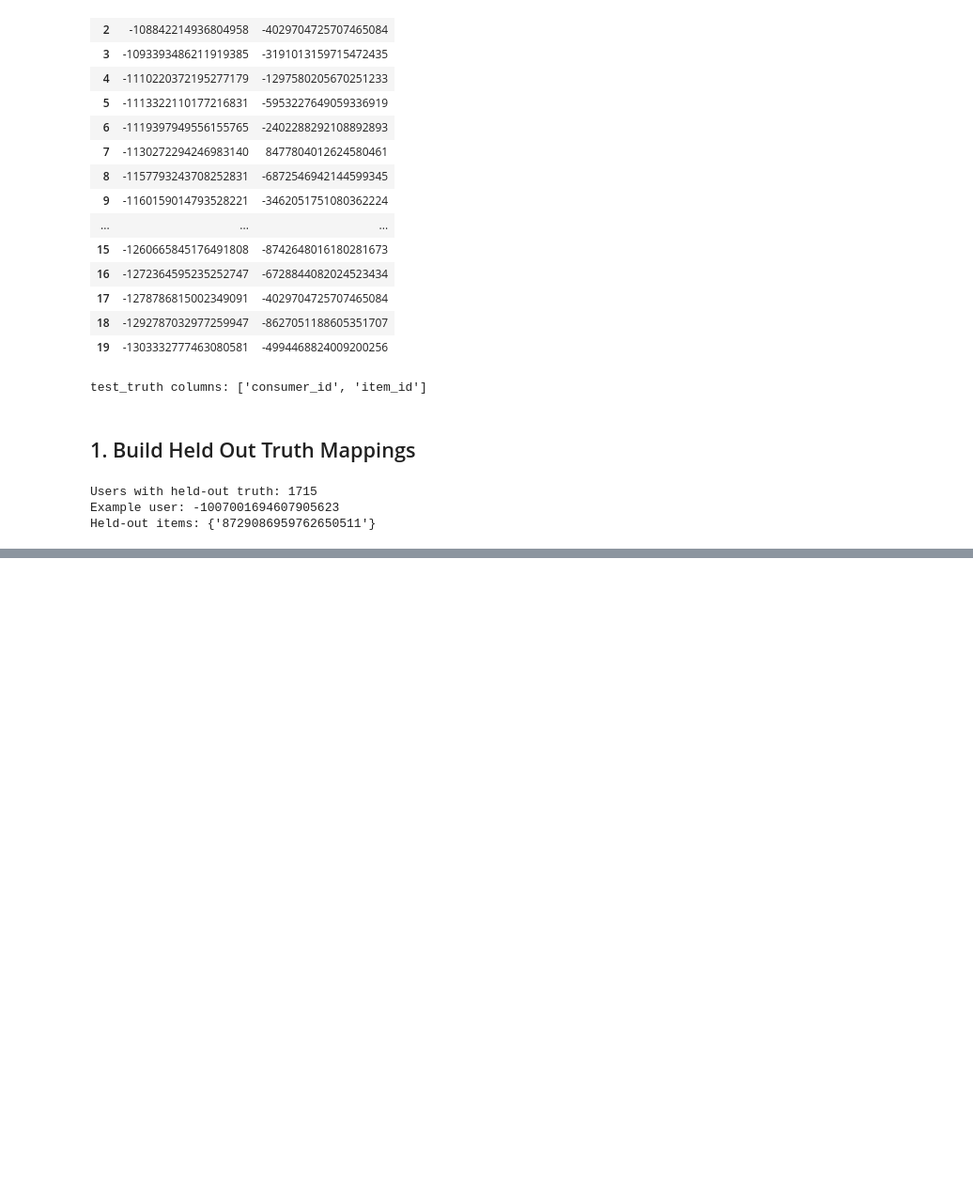
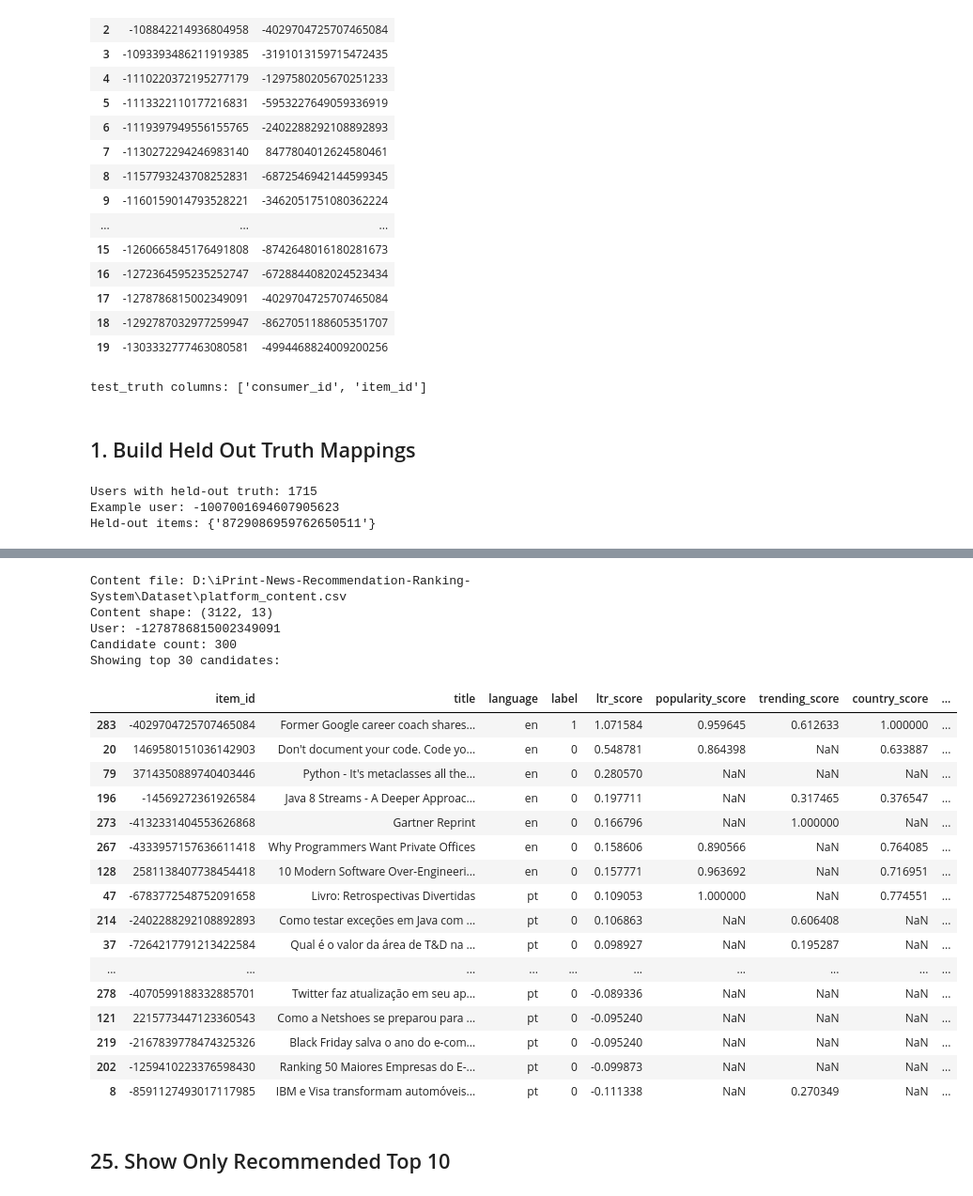
Before and after one commit to PhysicalAIEngineer/iPrint-News-Recommendation-Ranking-System, a Jupyter notebook: Notebook/06_Learning_To_Rank.ipynb, the cells around one changed output, grey strips where cells are left out. Shown at 94% size. Cells and saved outputs as stored; diff of their text form; code cells hidden in the pictures; blank space fills up the shorter version.

```diff
--- a/Notebook/06_Learning_To_Rank.ipynb
+++ b/Notebook/06_Learning_To_Rank.ipynb
@@ -323,0 +681,4 @@ Held-out items: {'8729086959762650511'}
+# %%
+for col in ranking_features:
+    X[col] = pd.to_numeric(X[col], errors="coerce")
+print("Ranking matrix converted to numeric.")
@@ -323,0 +893,6 @@ Held-out items: {'8729086959762650511'}
+# %%
+baseline_columns = ["popularity_score","trending_score","country_score","tfidf_score","cf_score","als_score","semantic_score"]
+available_baselines = [col for col in baseline_columns if col in valid_meta.columns]
+print("Available baselines:")
+for col in available_baselines:
+    print(" -", col)
@@ -323,0 +1006,67 @@ Held-out items: {'8729086959762650511'}
+# %%
+if "valid_meta" not in globals():
+    raise NameError("valid_meta is not defined. " "Run the LTR prediction/validation cell first.")
+current_path = Path.cwd().resolve()
+PROJECT_ROOT = None
+for path in [current_path, *current_path.parents]:
+    if path.name == "iPrint-News-Recommendation-Ranking-System":
+        PROJECT_ROOT = path
+        break
+if PROJECT_ROOT is None:
+    raise FileNotFoundError("Could not locate project root.")
+content_matches = list(PROJECT_ROOT.rglob("platform_content.csv"))
+if not content_matches:
+    raise FileNotFoundError("platform_content.csv was not found inside:\n" f"{PROJECT_ROOT}")
+CONTENT_PATH = content_matches[0]
+print("Content file:", CONTENT_PATH)
+content = pd.read_csv(CONTENT_PATH)
+print("Content shape:",content.shape)
+article_metadata = (content[["item_id","title","language"]].drop_duplicates(subset=["item_id"]).copy())
+valid_meta = valid_meta.copy()
+valid_meta["item_id"] = (valid_meta["item_id"].astype(str).str.strip())
+article_metadata["item_id"] = (article_metadata["item_id"].astype(str).str.strip())
+valid_meta = valid_meta.drop(columns=["title","language"],errors="ignore")
+valid_meta = valid_meta.merge(article_metadata,on="item_id",how="left",validate="many_to_one")
+if valid_meta.empty:
+    raise ValueError("valid_meta is empty. " "There are no candidates to inspect.")
+inspect_user = (valid_meta["consumer_id"].iloc[0])
+user_candidates = (valid_meta[valid_meta["consumer_id"] == inspect_user].copy())
+if "ltr_score" not in user_candidates.columns:
+    raise ValueError("'ltr_score' is missing from valid_meta. " "Run the LTR prediction cell first.")
+user_candidates = (user_candidates.sort_values("ltr_score",ascending=False))
+display_columns = ["item_id","title","language","label","ltr_score","popularity_score","trending_score","country_score","tfidf_score","cf_score","als_score","semantic_score","freshness_score","num_sources"]
+available_display_columns = [col  for col in display_columns  if col in user_candidates.columns]
+missing_display_columns = [col for col in display_columns if col not in user_candidates.columns]
+if missing_display_columns:
+    print("Missing display columns:")
+    for col in missing_display_columns:
+        print(f"   - {col}")
+print(f"User: {inspect_user}")
+print(f"Candidate count: " f"{len(user_candidates)}")
+print(f"Showing top " f"{min(30, len(user_candidates))} candidates:")
+display(user_candidates[available_display_columns].head(30))
+# %% [output]
+Content file: D:\iPrint-News-Recommendation-Ranking-System\Dataset\platform_content.csv
+Content shape: (3122, 13)
+User: -1278786815002349091
+Candidate count: 300
+Showing top 30 candidates:
+|  | item_id | title | language | label | ltr_score | popularity_score | trending_score | country_score | ... |
+| 283 | -4029704725707465084 | Former Google career coach shares... | en | 1 | 1.071584 | 0.959645 | 0.612633 | 1.000000 | ... |
+| 20 | 1469580151036142903 | Don't document your code. Code yo... | en | 0 | 0.548781 | 0.864398 | NaN | 0.633887 | ... |
+| 79 | 3714350889740403446 | Python - It's metaclasses all the... | en | 0 | 0.280570 | NaN | NaN | NaN | ... |
+| 196 | -14569272361926584 | Java 8 Streams - A Deeper Approac... | en | 0 | 0.197711 | NaN | 0.317465 | 0.376547 | ... |
+| 273 | -4132331404553626868 | Gartner Reprint | en | 0 | 0.166796 | NaN | 1.000000 | NaN | ... |
+| 267 | -4333957157636611418 | Why Programmers Want Private Offices | en | 0 | 0.158606 | 0.890566 | NaN | 0.764085 | ... |
+| 128 | 2581138407738454418 | 10 Modern Software Over-Engineeri... | en | 0 | 0.157771 | 0.963692 | NaN | 0.716951 | ... |
+| 47 | -6783772548752091658 | Livro: Retrospectivas Divertidas | pt | 0 | 0.109053 | 1.000000 | NaN | 0.774551 | ... |
+| 214 | -2402288292108892893 | Como testar exceções em Java com ... | pt | 0 | 0.106863 | NaN | 0.606408 | NaN | ... |
+| 37 | -7264217791213422584 | Qual é o valor da área de T&D na ... | pt | 0 | 0.098927 | NaN | 0.195287 | NaN | ... |
+| ... | ... | ... | ... | ... | ... | ... | ... | ... | ... |
+| 278 | -4070599188332885701 | Twitter faz atualização em seu ap... | pt | 0 | -0.089336 | NaN | NaN | NaN | ... |
+| 121 | 2215773447123360543 | Como a Netshoes se preparou para ... | pt | 0 | -0.095240 | NaN | NaN | NaN | ... |
+| 219 | -2167839778474325326 | Black Friday salva o ano do e-com... | pt | 0 | -0.095240 | NaN | NaN | NaN | ... |
+| 202 | -1259410223376598430 | Ranking 50 Maiores Empresas do E-... | pt | 0 | -0.099873 | NaN | NaN | NaN | ... |
+| 8 | -8591127493017117985 | IBM e Visa transformam automóveis... | pt | 0 | -0.111338 | NaN | 0.270349 | NaN | ... |
+# %% [markdown]
+## 25. Show Only Recommended Top 10
```
Also changed, not shown: parts of 81 cells of this notebook.
